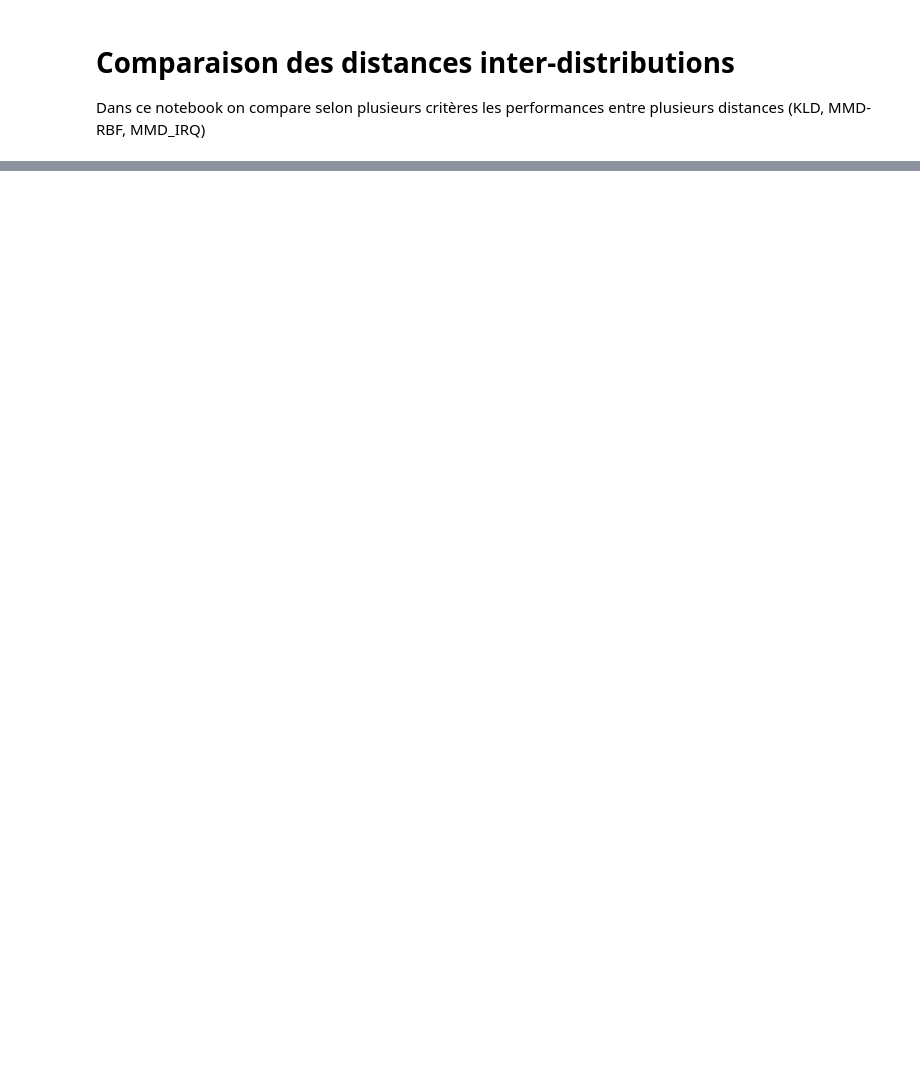
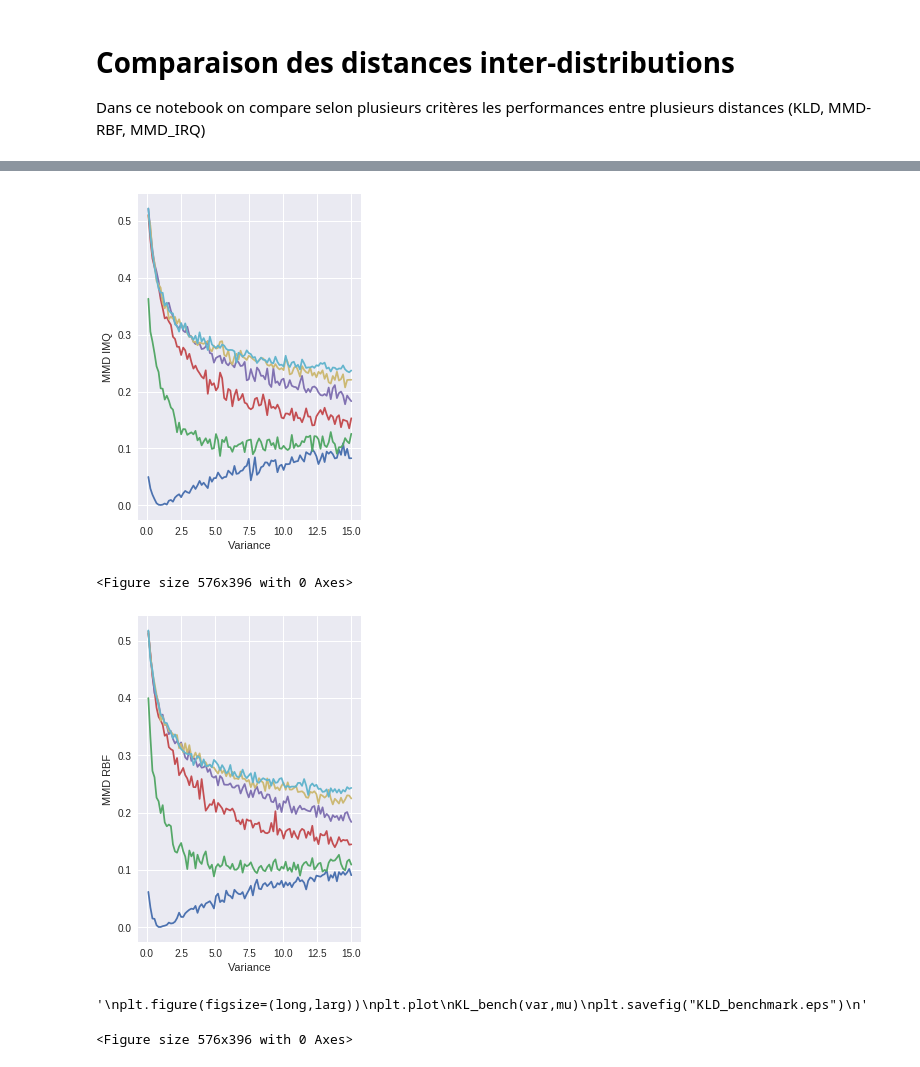
Before and after one commit to nebularnoise/serge, a Jupyter notebook: notebooks/compa_DIV.ipynb, the cells around one changed output, grey strips where cells are left out. Cells and saved outputs as stored; diff of their text form; code cells hidden in the pictures; blank space fills up the shorter version.

```diff
--- a/notebooks/compa_DIV.ipynb
+++ b/notebooks/compa_DIV.ipynb
@@ -10,3 +33,10 @@ import seaborn as sns
 
 def KLD(var, mu):
     return .5 * (var - 1 + mu**2 - np.log(var))
+# %%
+def KL_bench(var,mu):
+    KL_bench = KLD(var,mu)
+    plt.plot(var,KL_bench)
+
+    plt.xlabel("Variance")
+    plt.ylabel("KLD")
@@ -13,10 +117,3 @@ def KLD(var, mu):
 # %%
 mu = np.linspace(0,10,6).reshape(1,6)
-var = np.linspace(.1,15,1000).reshape(1000,1)
+var = np.linspace(.1,15,100).reshape(100,1)
-# %%
-def KL_bench(var,mu):
-    KL_bench = KLD(var,mu)
-    plt.plot(var,KL_bench)
-
-    plt.xlabel("var")
-    plt.ylabel("KLD")
@@ -193,0 +120,26 @@ plt.savefig("bench.png")
+# %%
+long = 4
+larg = 6
+
+plt.figure(figsize=(long,larg))
+plt.plot
+IMQ_bench(var,mu,500)
+plt.savefig("MMD_IMQ_benchmark.eps")
+
+plt.figure(figsize=(long,larg))
+plt.plot
+RBF_bench(var,mu,500)
+plt.savefig("MMD_RBF_benchmark.eps")
+
+plt.figure(figsize=(long,larg))
+plt.plot
+KL_bench(var,mu)
+plt.savefig("KLD_benchmark.eps")
+
+"Plots were maid for (var,mu,4000)"
+# %% [output]
+[figure, added]
+<Figure size 576x396 with 0 Axes>
+[figure, added]
+'\nplt.figure(figsize=(long,larg))\nplt.plot\nKL_bench(var,mu)\nplt.savefig("KLD_benchmark.eps")\n'
+<Figure size 576x396 with 0 Axes>
```
Also changed, not shown: parts of 6 cells of this notebook.
